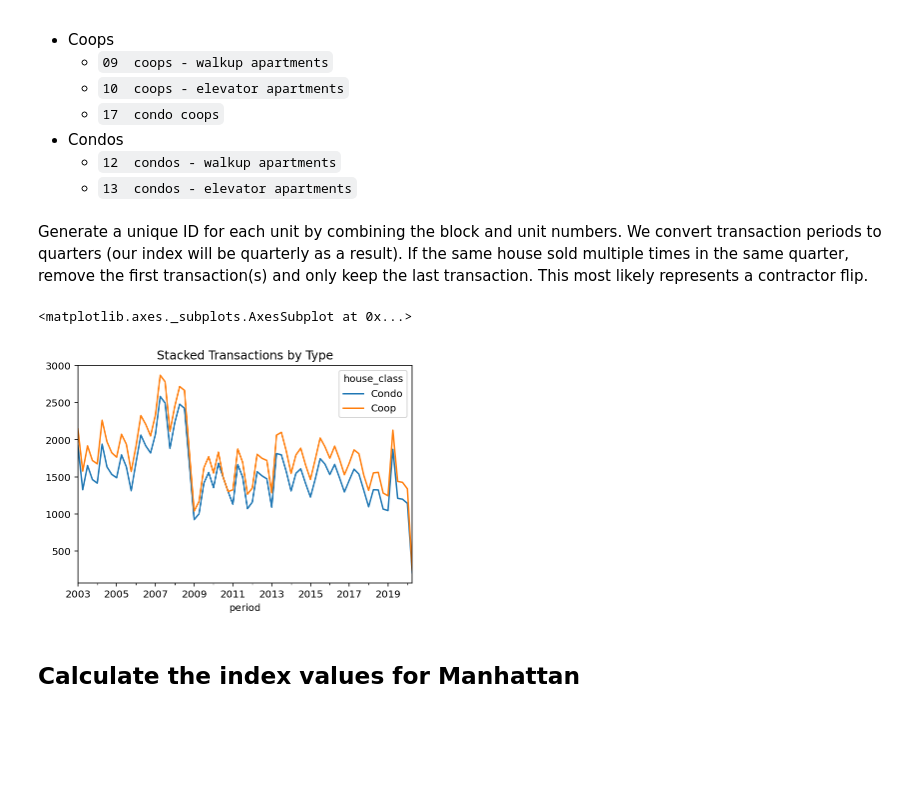
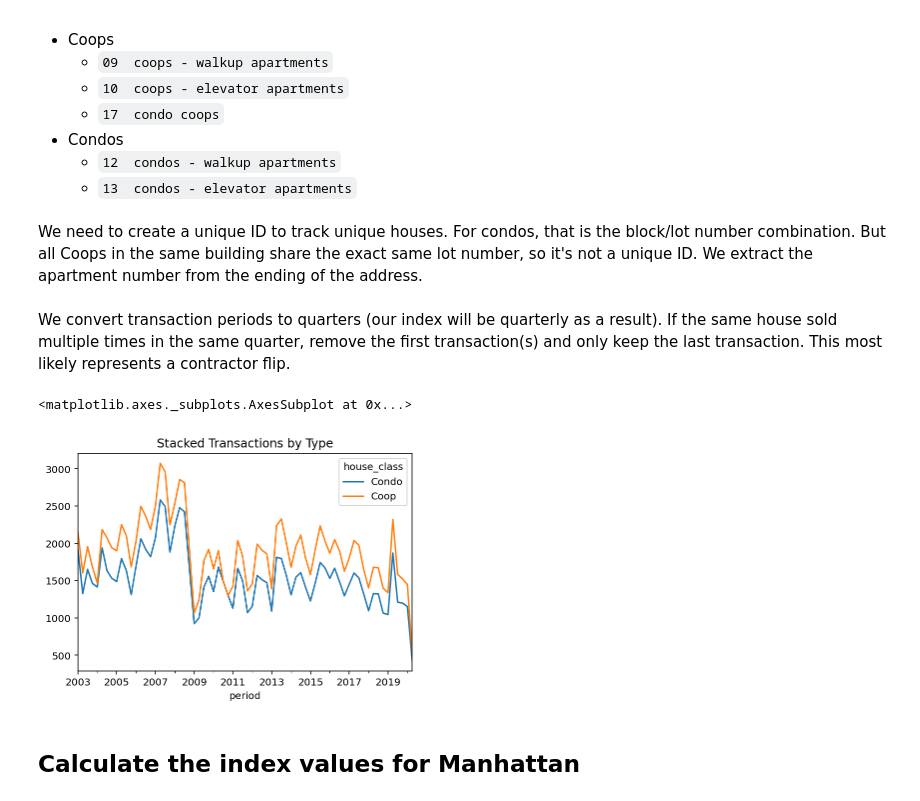
Before and after one commit to ivoytov/manhattan, a Jupyter notebook: NYC_price_index.ipynb, the cells around one changed output. Cells and saved outputs as stored; diff of their text form; code cells hidden in the pictures; blank space fills up the shorter version.

```diff
--- a/NYC_price_index.ipynb
+++ b/NYC_price_index.ipynb
@@ -25,7 +25,7 @@ from matplotlib.patches import Patch
 cols = ['BOROUGH', 'NEIGHBORHOOD', 'BUILDING CLASS CATEGORY',
        'TAX CLASS AT PRESENT', 'BLOCK', 'LOT', 'EASE-MENT',
        'BUILDING CLASS AT PRESENT', 'ADDRESS', 'APARTMENT NUMBER', 'ZIP CODE',
-       'RESIDENTIAL UNITS', 'COMMERCIAL UNITS', 'TOTAL UNITS',
+       'RESideNTIAL UNITS', 'COMMERCIAL UNITS', 'TOTAL UNITS',
        'LAND SQUARE FEET', 'GROSS SQUARE FEET', 'YEAR BUILT',
        'TAX CLASS AT TIME OF SALE', 'BUILDING CLASS AT TIME OF SALE',
        'SALE PRICE', 'SALE DATE']
@@ -53,13 +53,13 @@ Filter transactions to only include following categories:
   * `12  condos - walkup apartments`
   * `13  condos - elevator apartments`
 # %%
-dfs = [pd.read_excel(link, skiprows=4, names=cols, parse_dates=[20]) for link in links]
-df = pd.concat(dfs).drop_duplicates()
-df = df[['neighborhood', 'building_class_category', 'block','lot', 'address', 'apartment_number', 'gross_square_feet', 'sale_price', 'year_built', 'sale_date']]
-df.neighborhood = df.neighborhood.str.strip().str.lower()
-df.building_class_category = df.building_class_category.str.strip().str.lower()
+df = pd.DataFrame()
+for link in links:
+    df = df.append(pd.read_excel(link, skiprows=4, names=cols, parse_dates=[20]), ignore_index=True)
 
-df = df[(df.sale_price > 100000)]
+df = df[['neighborhood', 'building_class_category', 'block','lot', 'address', 'apartment_number', \
+         'gross_square_feet', 'sale_price', 'year_built', 'sale_date']]
+df.neighborhood = df.neighborhood.str.strip().str.title()
 # %%
 COOP_CATEGORIES = "09|[^-]10|17"
 CONDO_CATEGORIES = "12|13"
@@ -71,16 +71,24 @@ df['house_class'] = 'Condo'
 df.loc[coops, 'house_class'] = 'Coop'
 
 df = df[coops | condos]
+df = df[(df.sale_price > 100000)].drop_duplicates()
+# %% [markdown]
+We need to create a unique ID to track unique houses. For condos, that is the block/lot number combination. But all Coops in the same building share the exact same lot number, so it's not a unique ID. We extract the apartment number from the ending of the address.
+# %%
+df.loc[condos, "uid"] = df[condos].block.map(str) + '_' + df[condos].lot.map(str)
+df.loc[coops, "uid"] = df[coops].block.map(str) + '_' + \
+               df[coops].address.str.rsplit(',',n=1,expand=True)[1] \
+                                .str.lower() \
+                                .str.replace('(?:unit)?(?:apt)?[^a-z0-9\n]', '', regex=True)
 # %% [markdown]
-Generate a unique ID for each unit by combining the block and unit numbers. We convert transaction periods to quarters (our index will be quarterly as a result). If the same house sold multiple times in the same quarter, remove the first transaction(s) and only keep the last transaction. This most likely represents a contractor flip.
+We convert transaction periods to quarters (our index will be quarterly as a result). If the same house sold multiple times in the same quarter, remove the first transaction(s) and only keep the last transaction. This most likely represents a contractor flip.
 # %%
-df['uid'] = df.block.map(str) + '_' + df.lot.map(str)
 df['period'] = pd.PeriodIndex(df.sale_date, freq='Q')
 df = df.drop_duplicates(subset=['period','uid'],keep='last')
 df.groupby('period').house_class.value_counts().unstack().plot(kind='line', stacked=True,title="Stacked Transactions by Type")
 # %% [output]
 <matplotlib.axes._subplots.AxesSubplot at 0x...>
-[figure, old version]
+[figure, new version]
 # %%
 ''' Function takes in DataFrame rpt_sales with columns `uid`, `period`, and `sale_price`.
     Returns:
```
Also changed, not shown: parts of 13 cells of this notebook.
